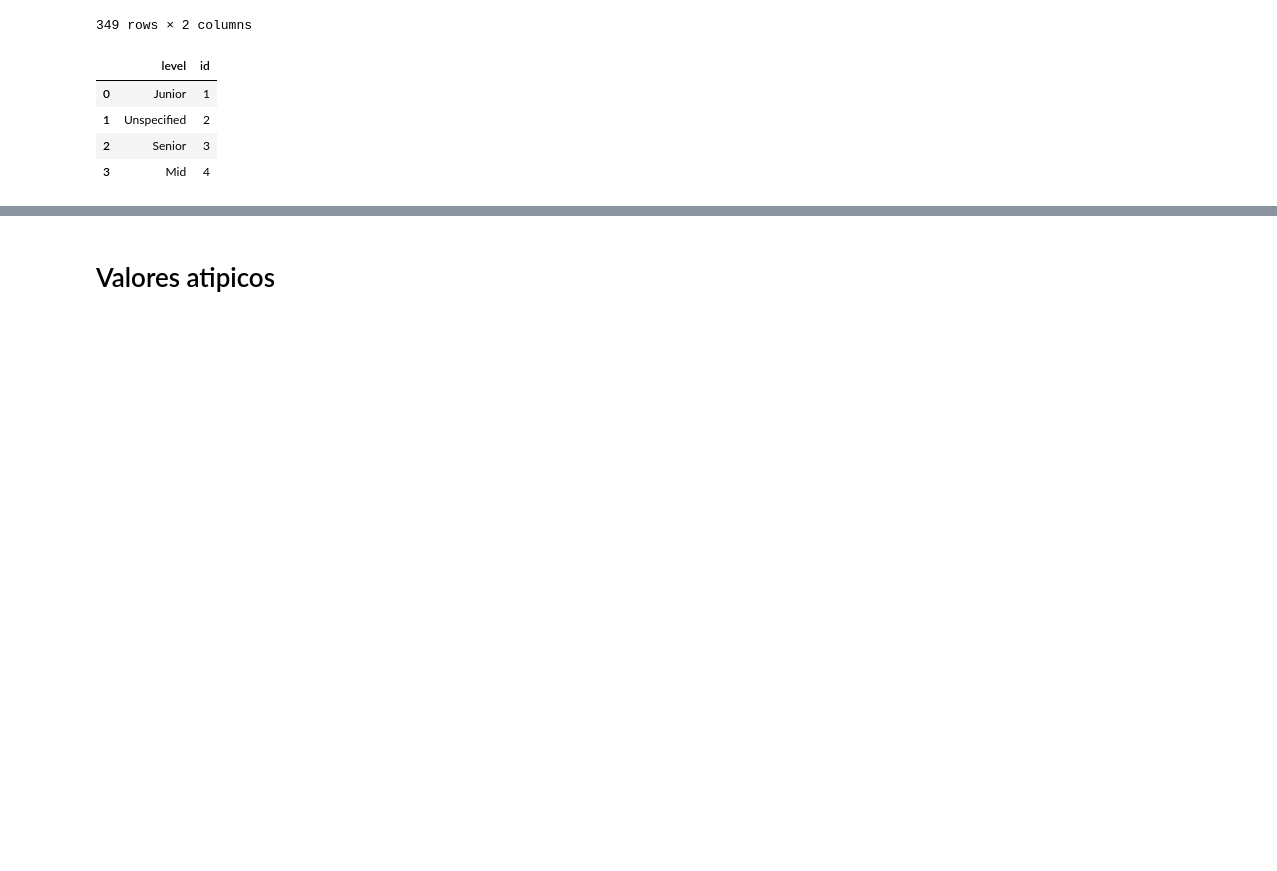
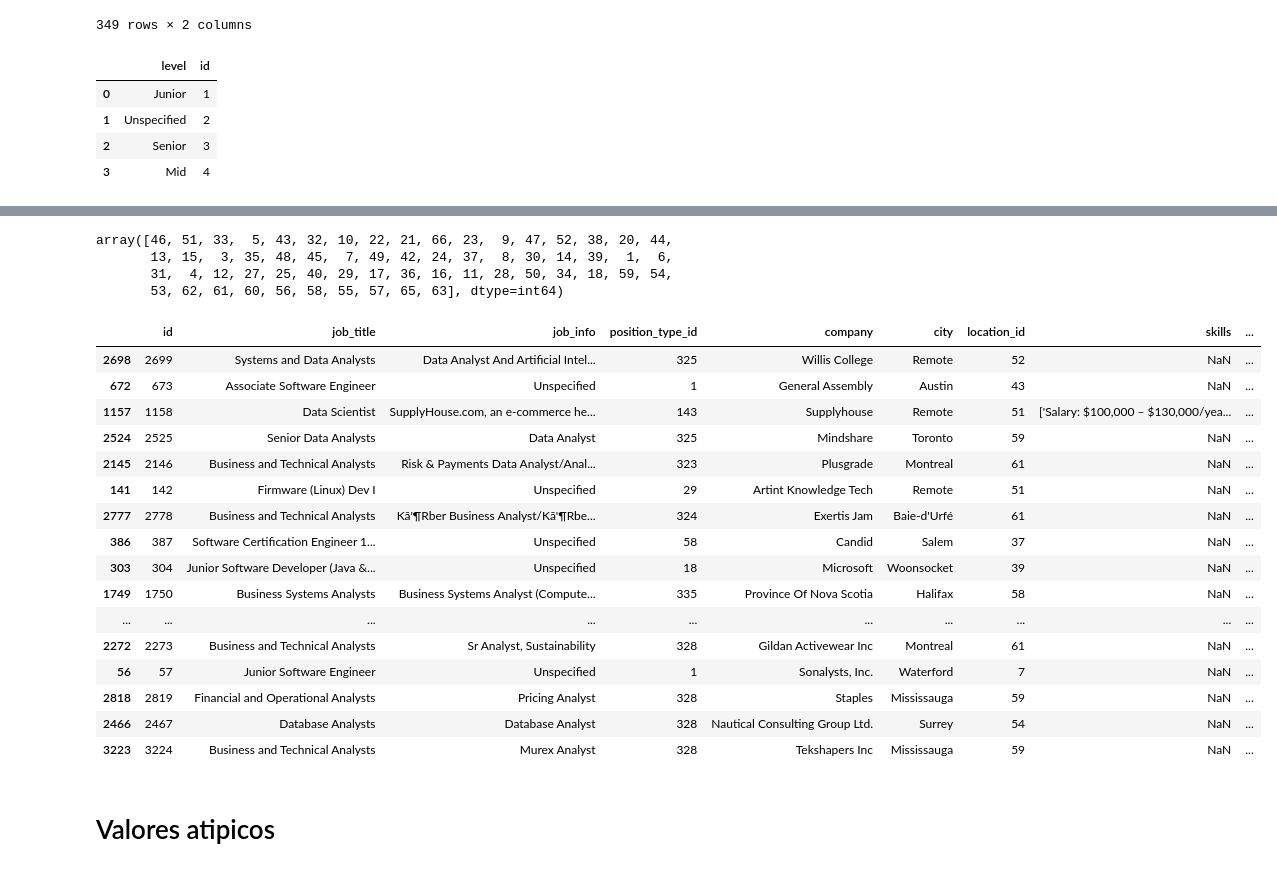
Before and after one commit to No-Country-simulation/c20-67-m-data-bi, a Jupyter notebook: ETL_EDA/USA Clean.ipynb, the cells around one changed output, grey strips where cells are left out. Cells and saved outputs as stored; diff of their text form; code cells hidden in the pictures; blank space fills up the shorter version.

```diff
--- a/ETL_EDA/USA Clean.ipynb
+++ b/ETL_EDA/USA Clean.ipynb
@@ -901,0 +985,7 @@ memory usage: 2.2+ KB
+# %%
+job_postings['state'].unique()
+# %% [output]
+array([46, 51, 33,  5, 43, 32, 10, 22, 21, 66, 23,  9, 47, 52, 38, 20, 44,
+       13, 15,  3, 35, 48, 45,  7, 49, 42, 24, 37,  8, 30, 14, 39,  1,  6,
+       31,  4, 12, 27, 25, 40, 29, 17, 36, 16, 11, 28, 50, 34, 18, 59, 54,
+       53, 62, 61, 60, 56, 58, 55, 57, 65, 63], dtype=int64)
@@ -902,3 +1004,23 @@ memory usage: 2.2+ KB
+# %%
+job_postings.sample(20)
+# %% [output]
+|  | id | job_title | job_info | position_type_id | company | city | location_id | skills | ... |
+| 2698 | 2699 | Systems and Data Analysts | Data Analyst And Artificial Intel... | 325 | Willis College | Remote | 52 | NaN | ... |
+| 672 | 673 | Associate Software Engineer | Unspecified | 1 | General Assembly | Austin | 43 | NaN | ... |
+| 1157 | 1158 | Data Scientist | SupplyHouse.com, an e-commerce he... | 143 | Supplyhouse | Remote | 51 | ['Salary: $100,000 – $130,000/yea... | ... |
+| 2524 | 2525 | Senior Data Analysts | Data Analyst | 325 | Mindshare | Toronto | 59 | NaN | ... |
+| 2145 | 2146 | Business and Technical Analysts | Risk & Payments Data Analyst/Anal... | 323 | Plusgrade | Montreal | 61 | NaN | ... |
+| 141 | 142 | Firmware (Linux) Dev I | Unspecified | 29 | Artint Knowledge Tech | Remote | 51 | NaN | ... |
+| 2777 | 2778 | Business and Technical Analysts | Kã'¶Rber Business Analyst/Kã'¶Rbe... | 324 | Exertis Jam | Baie-d'Urfé | 61 | NaN | ... |
+| 386 | 387 | Software Certification Engineer 1... | Unspecified | 58 | Candid | Salem | 37 | NaN | ... |
+| 303 | 304 | Junior Software Developer (Java &... | Unspecified | 18 | Microsoft | Woonsocket | 39 | NaN | ... |
+| 1749 | 1750 | Business Systems Analysts | Business Systems Analyst (Compute... | 335 | Province Of Nova Scotia | Halifax | 58 | NaN | ... |
+| ... | ... | ... | ... | ... | ... | ... | ... | ... | ... |
+| 2272 | 2273 | Business and Technical Analysts | Sr Analyst, Sustainability | 328 | Gildan Activewear Inc | Montreal | 61 | NaN | ... |
+| 56 | 57 | Junior Software Engineer | Unspecified | 1 | Sonalysts, Inc. | Waterford | 7 | NaN | ... |
+| 2818 | 2819 | Financial and Operational Analysts | Pricing Analyst | 328 | Staples | Mississauga | 59 | NaN | ... |
+| 2466 | 2467 | Database Analysts | Database Analyst | 328 | Nautical Consulting Group Ltd. | Surrey | 54 | NaN | ... |
+| 3223 | 3224 | Business and Technical Analysts | Murex Analyst | 328 | Tekshapers Inc | Mississauga | 59 | NaN | ... |
 # %% [markdown]
 # Valores atipicos
 # %%
```
Also changed, not shown: parts of 41 cells of this notebook, 7 other files.
